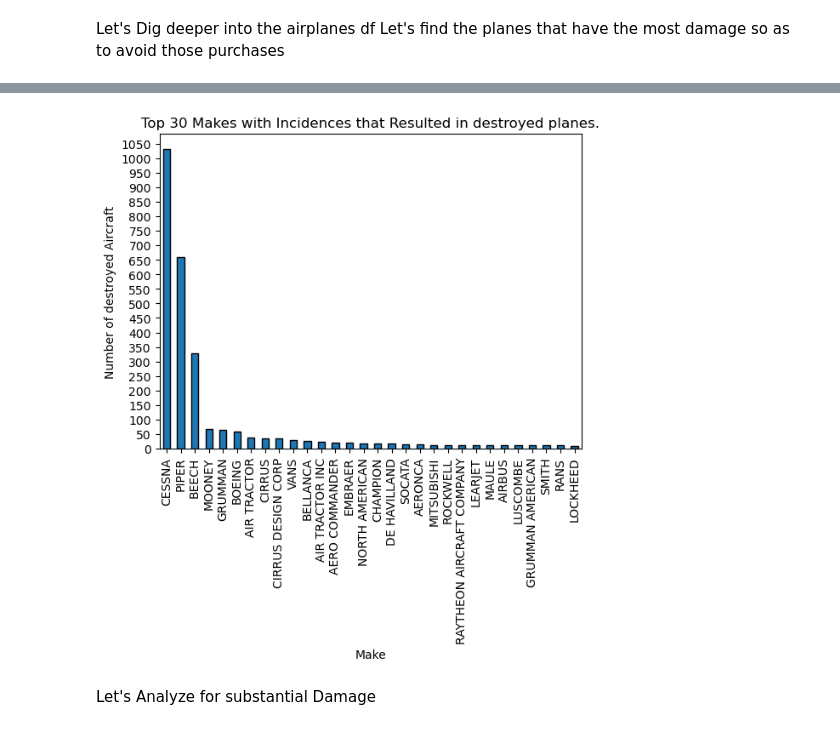
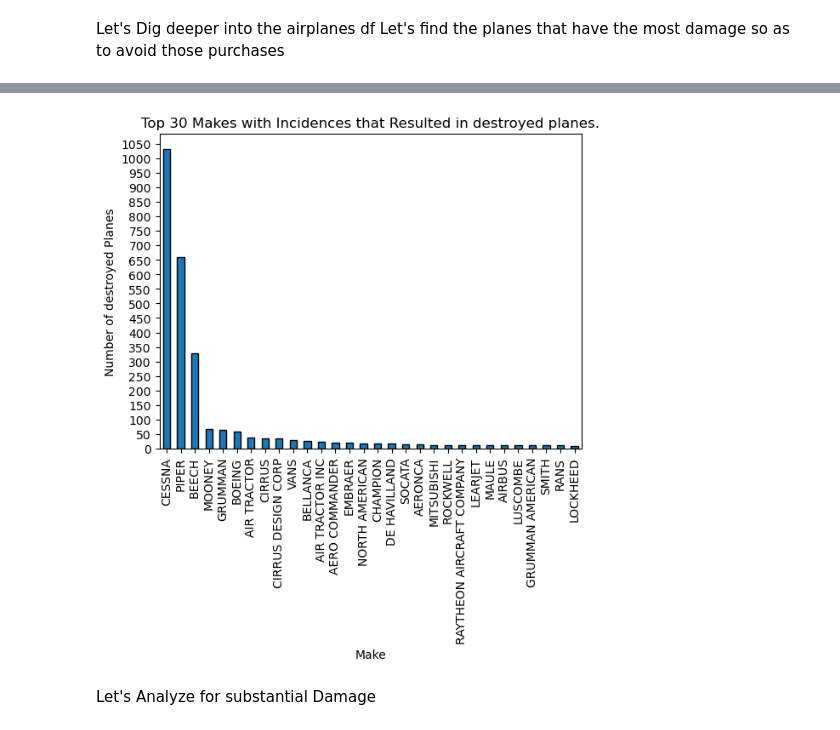
Before and after one commit to kdizz/dsc-phase-1-project-v3, a Jupyter notebook: Daniel Ogando Project.ipynb, the cells around one changed output, grey strips where cells are left out. Cells and saved outputs as stored; diff of their text form; code cells hidden in the pictures.

```diff
--- a/Daniel Ogando Project.ipynb
+++ b/Daniel Ogando Project.ipynb
@@ -488,11 +574,11 @@ top_30_destroyed.to_dict()
 # %%
 top_30_destroyed.plot(kind='bar',edgecolor='k')
 plt.title('Top 30 Makes with Incidences that Resulted in destroyed planes.')
-plt.ylabel('Number of destroyed Aircraft')
+plt.ylabel('Number of destroyed Planes')
 plt.yticks(range(0,top_30_destroyed.max()+50,50))
 plt.show()
 # %% [output]
-[figure, old version]
+[figure, new version]
 # %% [markdown]
 Let's Analyze for substantial Damage
 # %%
```
Also changed, not shown: parts of 38 cells of this notebook, 5 other files.
